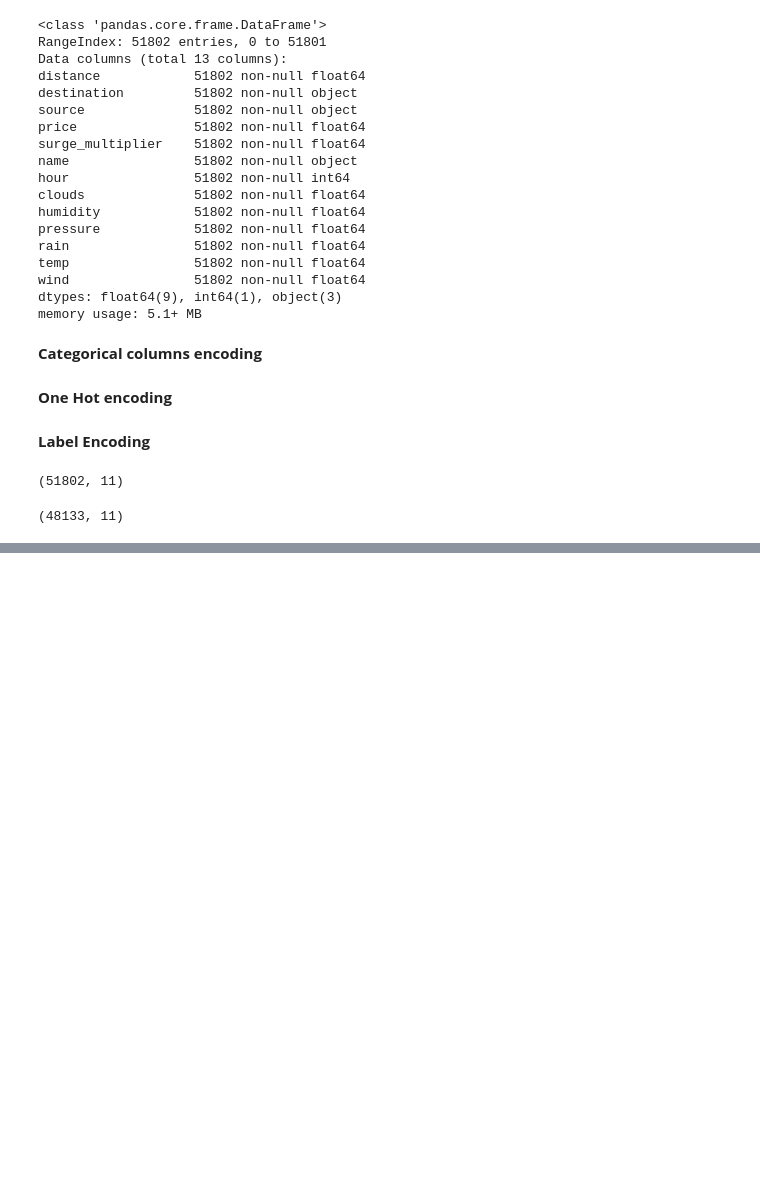
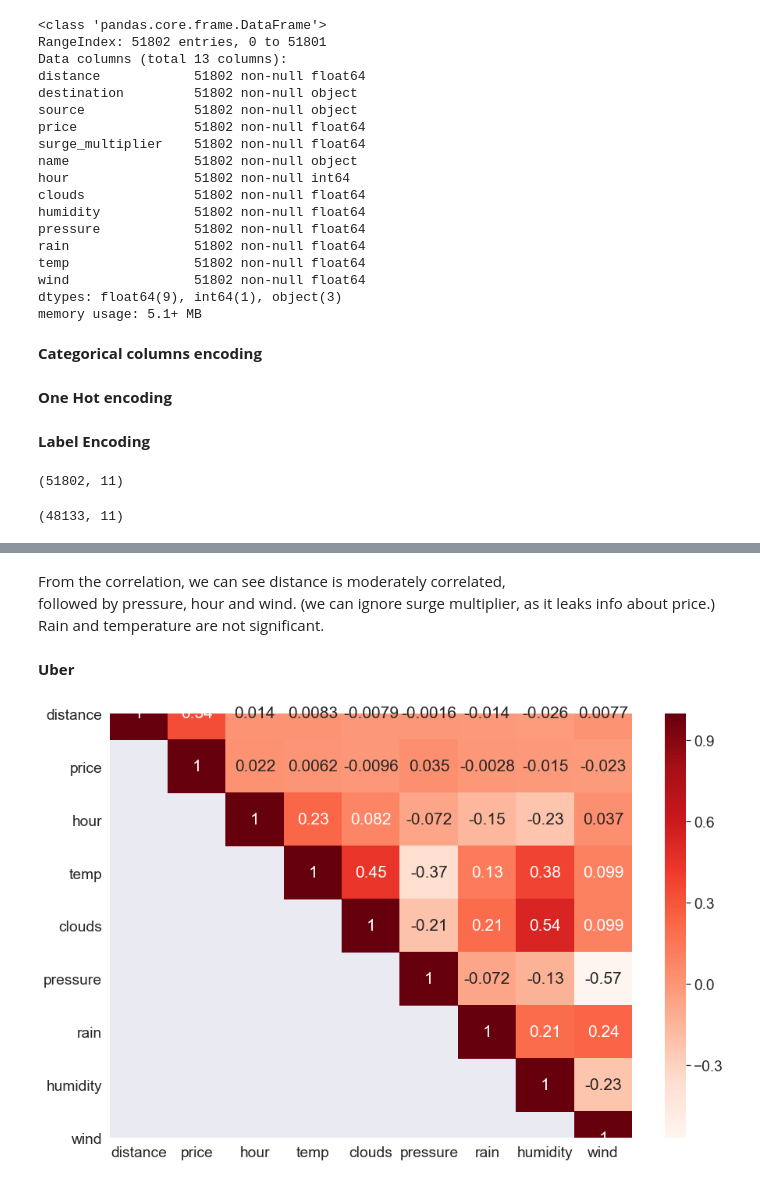
Before and after one commit to hc93/Uber-Lyft-Price-Prediction-With-Surge-Price, a Jupyter notebook: Final project.ipynb, the cells around one changed output, grey strips where cells are left out. Drawn from its saved outputs; the diff is of its cells as text; code cells hidden in the pictures; blank space fills up the shorter version.

```diff
--- a/Final project.ipynb
+++ b/Final project.ipynb
@@ -862,0 +911,15 @@ lyft_leX.shape
+# %% [markdown]
+From the correlation, we can see distance is moderately correlated,
+followed by pressure, hour and wind. (we can ignore surge multiplier, as it leaks info about price.)
+Rain and temperature are not significant.
+# %% [markdown]
+**Uber**
+# %%
+plt.figure(figsize=(15,10))
+corr_m = uber_data[['distance', 'destination', 'source', 'price','name', 'hour', 'temp', 'clouds', 'pressure', 'rain', 'humidity',
+       'wind']].corr()
+x = np.tri(corr_m.shape[0],k=-1)
+sns.heatmap(corr_m, annot=True, cmap=plt.cm.Reds, mask=x)
+plt.show()
+# %% [output]
+[figure, added]
```
Also changed, not shown: parts of 23 cells of this notebook.
